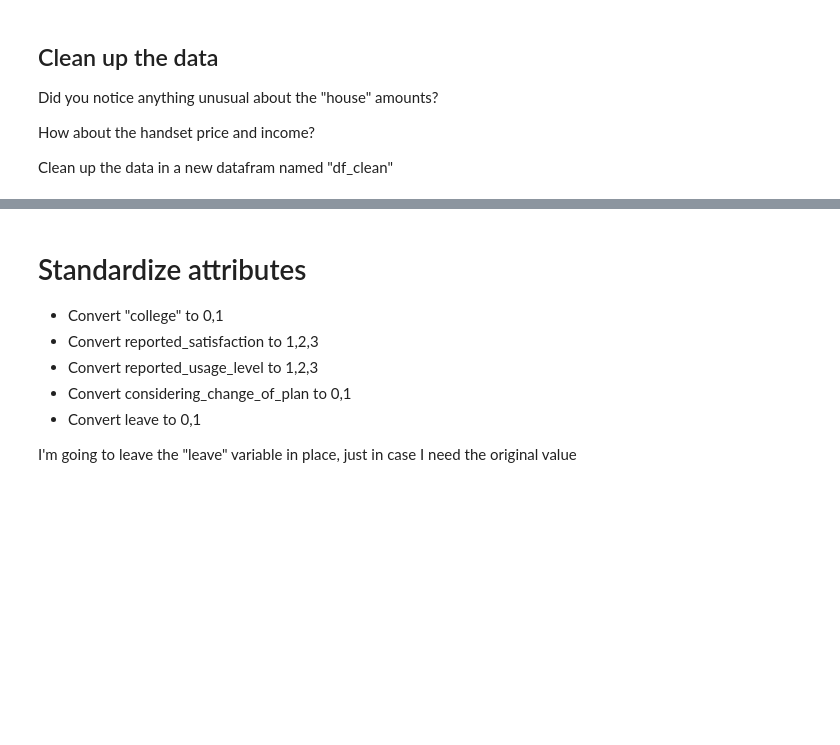
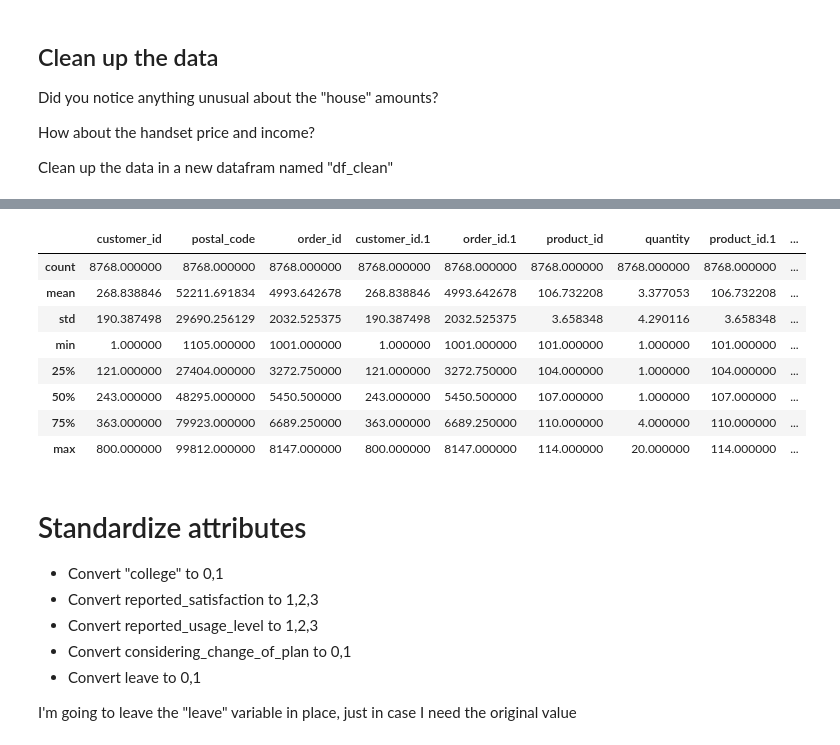
Before and after one commit to talmageames/IS4487-002, a Jupyter notebook: Module6_Script_v1_5.ipynb, the cells around one changed output, grey strips where cells are left out. Drawn from its saved outputs; the diff is of its cells as text; code cells hidden in the pictures; blank space fills up the shorter version.

```diff
--- a/Module6_Script_v1_5.ipynb
+++ b/Module6_Script_v1_5.ipynb
@@ -129,3 +108,22 @@ df_clean.describe()
+# %%
+df['product_price'] = df['product_price'].replace({'\$':''}, regex=True).astype(float)
+df['total_amount'] = df['total_amount'].replace({'\$':'', ',':''}, regex=True).astype(float)
+df['quantity'] = df['quantity'].astype(float)
+
+df_clean = df[(df['quantity'] > 0) & (df['product_price'] > 0) & (df['total_amount'] < 1000)]
+df_clean = df_clean.dropna()
+
+df_clean.describe()
+# %% [output]
+|  | customer_id | postal_code | order_id | customer_id.1 | order_id.1 | product_id | quantity | product_id.1 | ... |
+| count | 8768.000000 | 8768.000000 | 8768.000000 | 8768.000000 | 8768.000000 | 8768.000000 | 8768.000000 | 8768.000000 | ... |
+| mean | 268.838846 | 52211.691834 | 4993.642678 | 268.838846 | 4993.642678 | 106.732208 | 3.377053 | 106.732208 | ... |
+| std | 190.387498 | 29690.256129 | 2032.525375 | 190.387498 | 2032.525375 | 3.658348 | 4.290116 | 3.658348 | ... |
+| min | 1.000000 | 1105.000000 | 1001.000000 | 1.000000 | 1001.000000 | 101.000000 | 1.000000 | 101.000000 | ... |
+| 25% | 121.000000 | 27404.000000 | 3272.750000 | 121.000000 | 3272.750000 | 104.000000 | 1.000000 | 104.000000 | ... |
+| 50% | 243.000000 | 48295.000000 | 5450.500000 | 243.000000 | 5450.500000 | 107.000000 | 1.000000 | 107.000000 | ... |
+| 75% | 363.000000 | 79923.000000 | 6689.250000 | 363.000000 | 6689.250000 | 110.000000 | 4.000000 | 110.000000 | ... |
+| max | 800.000000 | 99812.000000 | 8147.000000 | 800.000000 | 8147.000000 | 114.000000 | 20.000000 | 114.000000 | ... |
 # %% [markdown]
 # Standardize attributes
 
```
Also changed, not shown: parts of 6 cells of this notebook.
